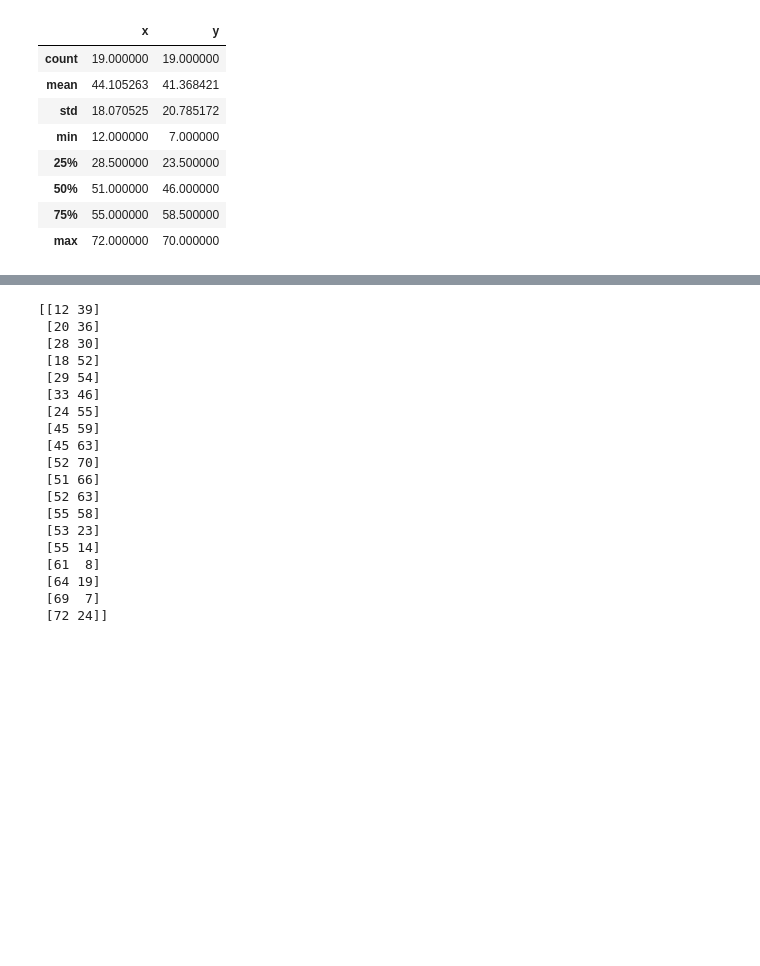
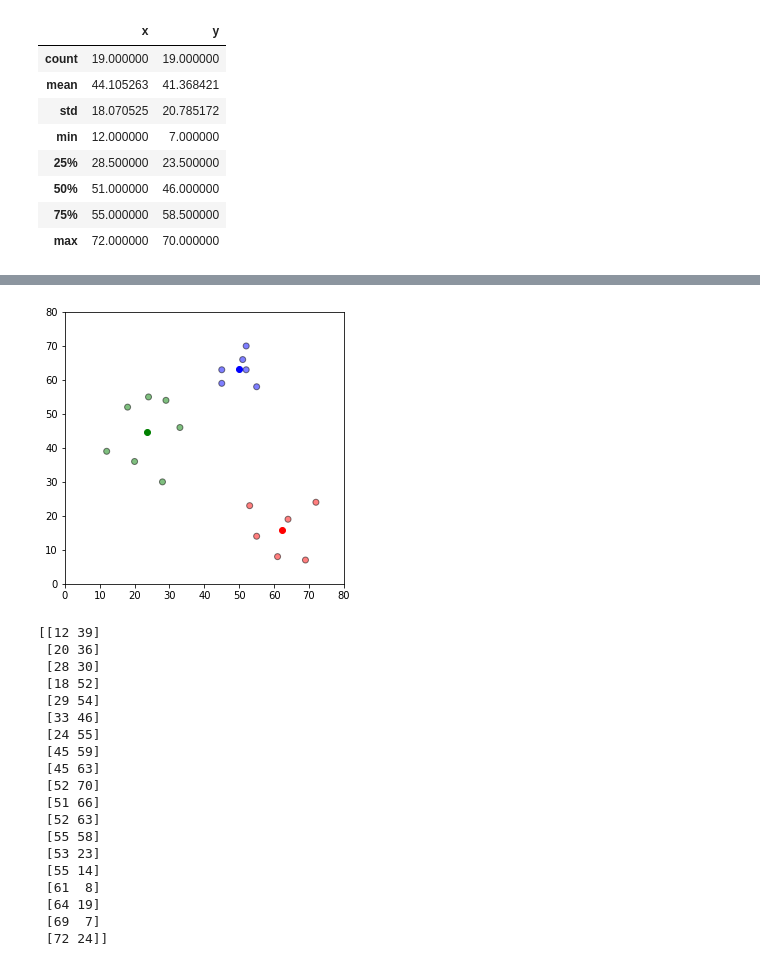
Before and after one commit to arpharutyunyan/ML, a Jupyter notebook: Homework/K_means.ipynb, the cells around one changed output, grey strips where cells are left out. Cells and saved outputs as stored; diff of their text form; code cells hidden in the pictures; blank space fills up the shorter version.

```diff
--- a/Homework/K_means.ipynb
+++ b/Homework/K_means.ipynb
@@ -44,17 +48,19 @@ kmeans.fit(df)
 # %%
-labels = kmeans.predict(df)
+clusters = kmeans.predict(df)
 centroids = kmeans.cluster_centers_
 # %%
 fig = plt.figure(figsize=(5, 5))
 colmap = {1: 'r', 2: 'g', 3: 'b'}
-colors = [colmap[x+1] for x in labels]
+colors = [colmap[x+1] for x in clusters]
 
 plt.scatter(df['x'], df['y'], color=colors, alpha=0.5, edgecolor='k')
 for idx, centroid in enumerate(centroids):
     plt.scatter(*centroid, color=colmap[idx+1])
 plt.xlim(0, 80)
 plt.ylim(0, 80)
 plt.show()
+# %% [output]
+[figure, added]
 # %%
 POINTS = np.array(df)
 print(POINTS)
```
Also changed, not shown: parts of 5 cells of this notebook.
